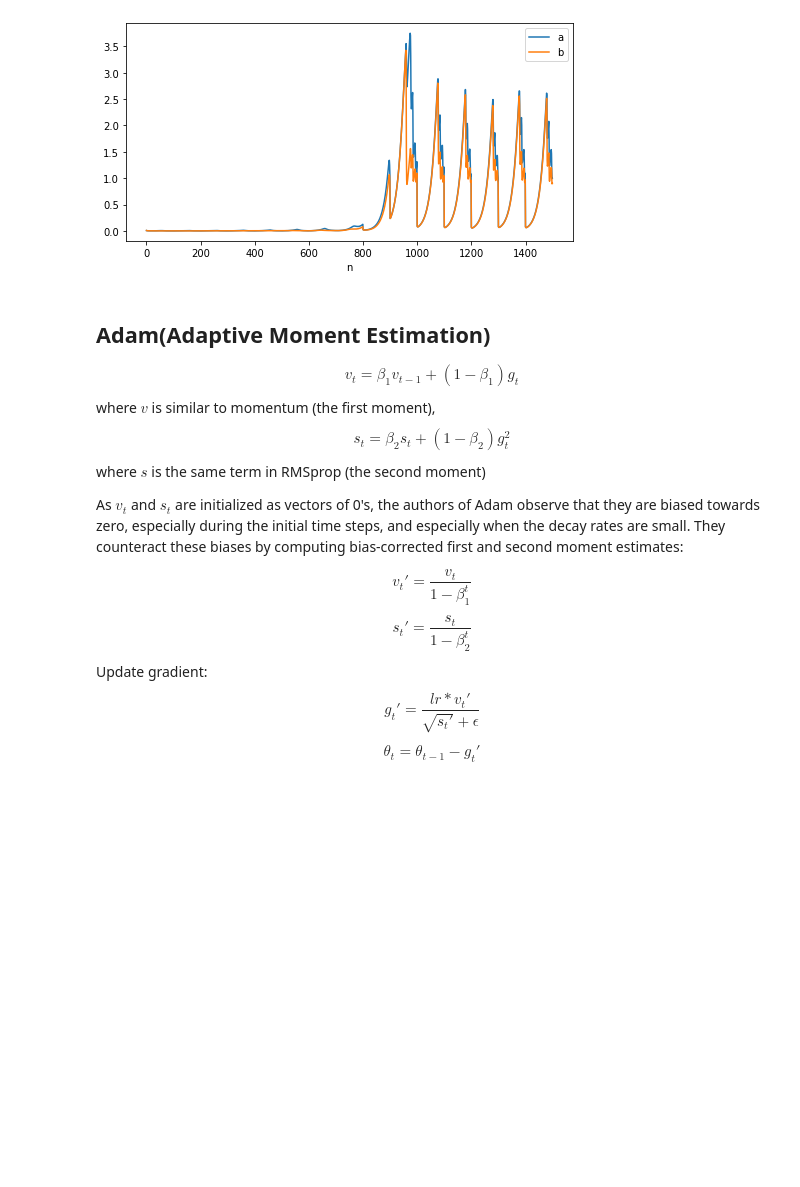
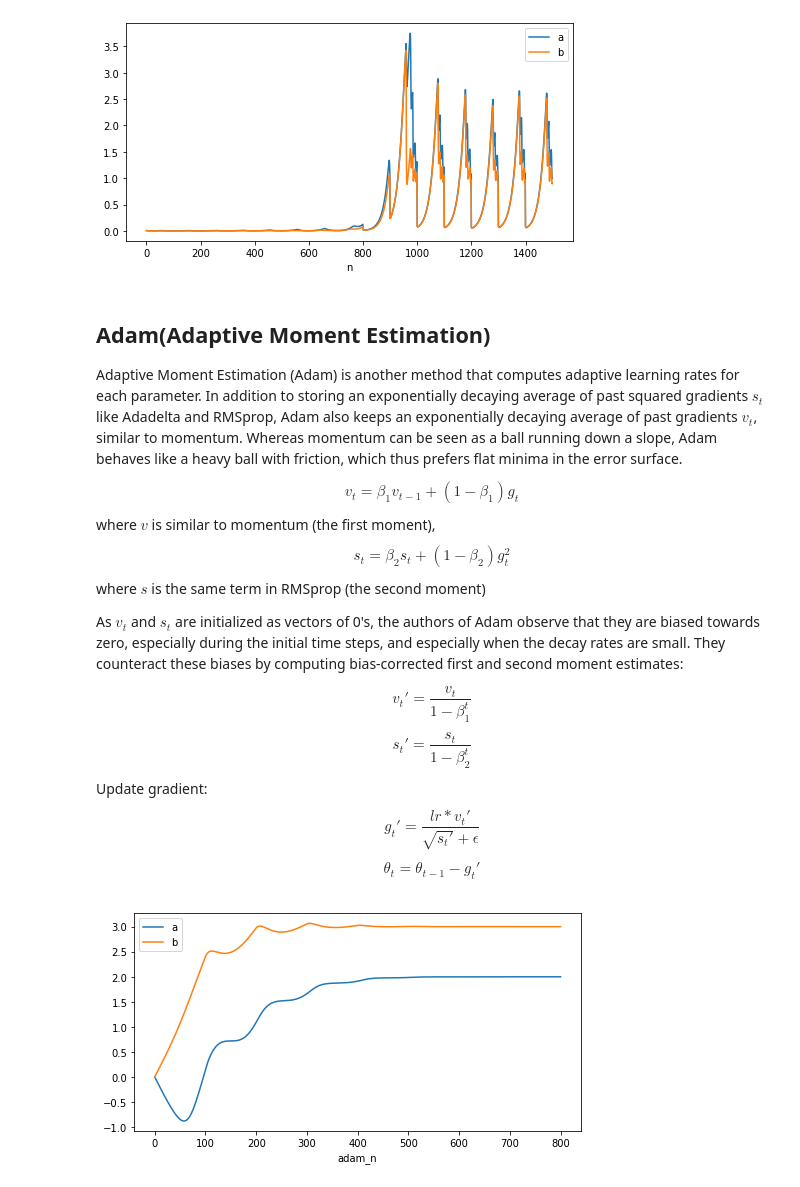
Before and after one commit to MJeremy2017/machine-learning-models, a Jupyter notebook: Optimisation/gradient-descent.ipynb, the cells around one changed output. Cells and saved outputs as stored; diff of their text form; code cells hidden in the pictures; blank space fills up the shorter version.

Commit message:
add adam matx

```diff
--- a/Optimisation/gradient-descent.ipynb
+++ b/Optimisation/gradient-descent.ipynb
@@ -364,6 +364,8 @@ plot_gd(a_lr_list, b_lr_list, label="n")
 [figure]
 # %% [markdown]
 ## Adam(Adaptive Moment Estimation)
+Adaptive Moment Estimation (Adam) is another method that computes adaptive learning rates for each parameter. In addition to storing an exponentially decaying average of past squared gradients $s_t$ like Adadelta and RMSprop, Adam also keeps an exponentially decaying average of past gradients $v_t$, similar to momentum. Whereas momentum can be seen as a ball running down a slope, Adam behaves like a heavy ball with friction, which thus prefers flat minima in the error surface.
+
 $$v_t = \beta_1 v_{t-1} + (1 - \beta_1)g_t$$
 where $v$ is similar to momentum (the first moment),
 $$s_t = \beta_2 s_t + (1 - \beta_2)g_{t}^2$$
@@ -385,9 +387,8 @@ def adam(inits, X, Y, lr=0.01, n_iter=10, beta1=0.9, beta2=0.999, epsilon=1e-6):
     v_a, v_b = 0, 0
     s_a, s_b = 0, 0
     a_list, b_list = [a], [b]
-    a_lr_list, b_lr_list = [], []
+    t = 1
     for _ in range(n_iter):
-        t = 1
         for i in range(n):
             x_i, y_i = X[i], Y[i]
             g_a, g_b = grad_a(x_i, y_i), grad_b(x_i, y_i)
@@ -404,16 +405,20 @@ def adam(inits, X, Y, lr=0.01, n_iter=10, beta1=0.9, beta2=0.999, epsilon=1e-6):
             t += 1
 
             # update gradient
-            g_a_norm = lr * v_a_norm / ()
+            g_a_norm = lr * v_a_norm / (np.sqrt(s_a_norm) + epsilon)
+            g_b_norm = lr * v_b_norm / (np.sqrt(s_b_norm) + epsilon)
 
-            lr_a = lr/np.sqrt(s_a + epsilon)
-            lr_b = lr/np.sqrt(s_b + epsilon)
+            # update params
+            a -= g_a_norm
+            b -= g_b_norm
 
-            a -= grad_a(x_i, y_i)*lr_a
-            b -= grad_b(x_i, y_i)*lr_b
-
-            a_lr_list.append(lr_a)
-            b_lr_list.append(lr_b)
             a_list.append(a)
             b_list.append(b)
-    return a_list, b_list, a_lr_list, b_lr_list
+    return a_list, b_list
+# %%
+inits = [0, 0]
+a_list, b_list = adam(inits, x_range, y_value, lr=0.02, n_iter=8, beta1=0.9, beta2=0.999, epsilon=1e-6)
+# %%
+plot_gd(a_list, b_list, label="adam_n")
+# %% [output]
+[figure, added]
```
Also changed, not shown: parts of 2 cells of this notebook.
